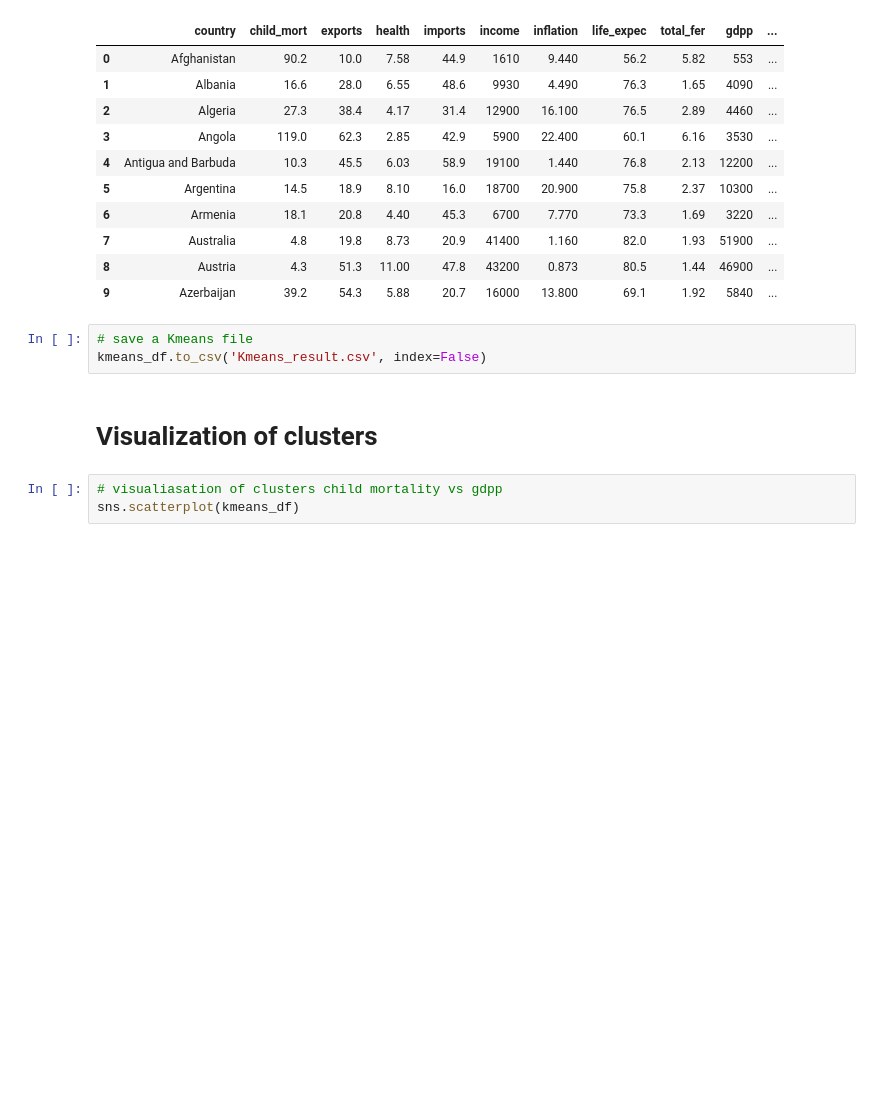
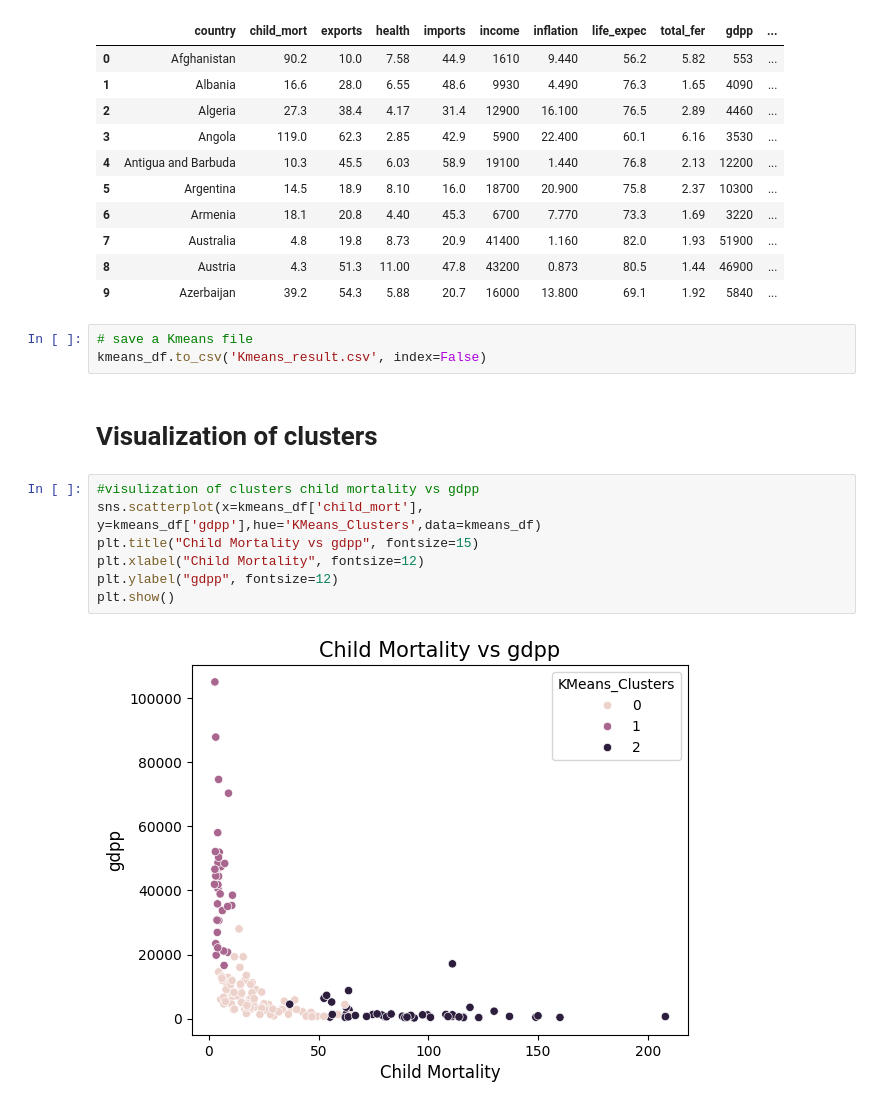
Before and after one commit to ADEOYE-MARY25/ml, a Jupyter notebook: unsupervised_project/unspervised_country_dataset.ipynb, the cells around one changed output. Drawn from its saved outputs; the diff is of its cells as text; blank space fills up the shorter version.

```diff
--- a/unsupervised_project/unspervised_country_dataset.ipynb
+++ b/unsupervised_project/unspervised_country_dataset.ipynb
@@ -329,5 +329,11 @@ kmeans_df.to_csv('Kmeans_result.csv', index=False)
 # %% [markdown]
 # Visualization of clusters
 # %%
-# visualiasation of clusters child mortality vs gdpp
-sns.scatterplot(kmeans_df)
+#visulization of clusters child mortality vs gdpp
+sns.scatterplot(x=kmeans_df['child_mort'], y=kmeans_df['gdpp'],hue='KMeans_Clusters',data=kmeans_df)
+plt.title("Child Mortality vs gdpp", fontsize=15)
+plt.xlabel("Child Mortality", fontsize=12)
+plt.ylabel("gdpp", fontsize=12)
+plt.show()
+# %% [output]
+[figure, added]
```
Also changed, not shown: parts of 20 cells of this notebook.
